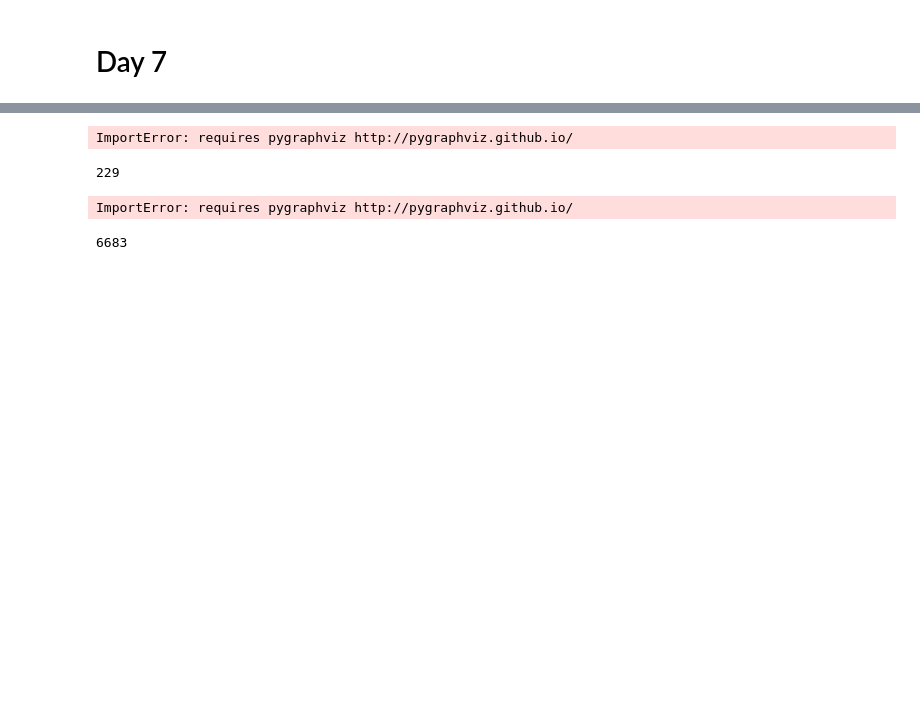
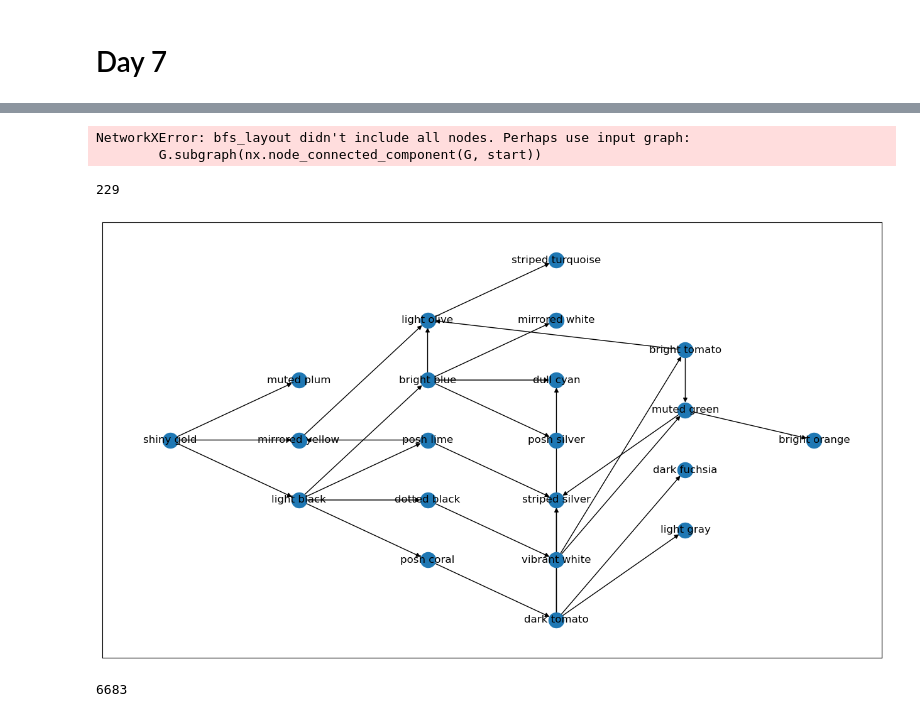
Before and after one commit to kruzaavn/aoc, a Jupyter notebook: 2020.ipynb, the cells around one changed output, grey strips where cells are left out. Drawn from its saved outputs; the diff is of its cells as text; code cells hidden in the pictures; blank space fills up the shorter version.

```diff
--- a/2020.ipynb
+++ b/2020.ipynb
@@ -454,3 +390,0 @@ dotted black bags contain no other bags."""
-# %%
-rules = make_bag_dict(data)
-len(rules.keys())
@@ -522,12 +412,13 @@ def construct_rule_network(rules):
 # %%
 graph = construct_rule_network(data)
 # %%
-pos = nx.nx_agraph.pygraphviz_layout(graph, prog='dot')
+pos = nx.bfs_layout(graph, 'vibrant bronze')
 
 fig, ax = plt.subplots(figsize=(16,9))
 nx.draw_networkx(graph, pos, ax=ax)
 # %% [output]
-ImportError: requires pygraphviz http://pygraphviz.github.io/
+NetworkXError: bfs_layout didn't include all nodes. Perhaps use input graph:
+        G.subgraph(nx.node_connected_component(G, start))
 # %%
 sum(map(lambda x: nx.has_path(graph, x, target) if x != target else False, list(graph.nodes)))
 # %% [output]
@@ -562,12 +453,12 @@ decendents.add(target)
 
 sub_graph = graph.subgraph(decendents)
 # %%
-pos = nx.nx_agraph.pygraphviz_layout(sub_graph, prog='dot')
+pos = nx.bfs_layout(sub_graph, target)
 
 fig, ax = plt.subplots(figsize=(16,9))
 nx.draw_networkx(sub_graph, pos, ax=ax)
 # %% [output]
-ImportError: requires pygraphviz http://pygraphviz.github.io/
+[figure, added]
 # %%
 def count_bag_contents(start):
 
```
Also changed, not shown: parts of 34 cells of this notebook, 2 other files.
